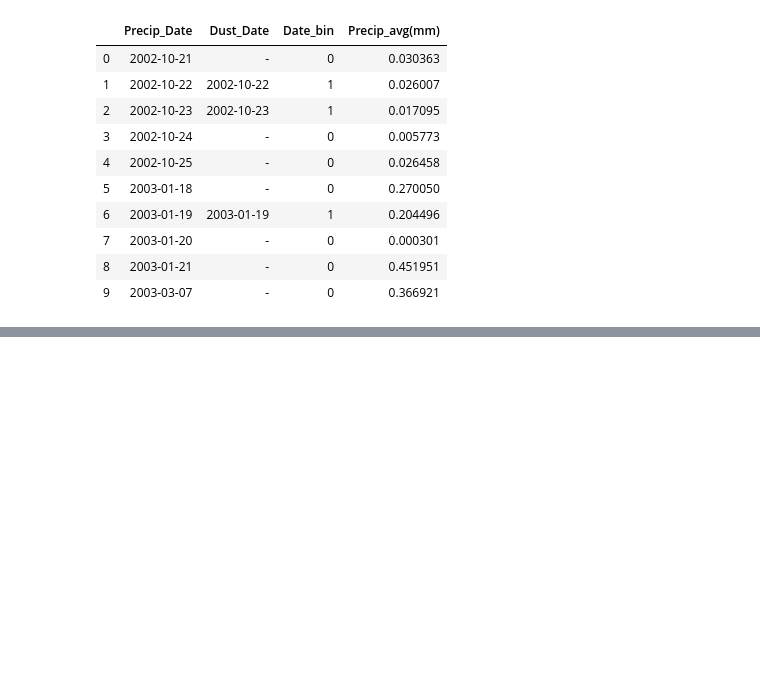
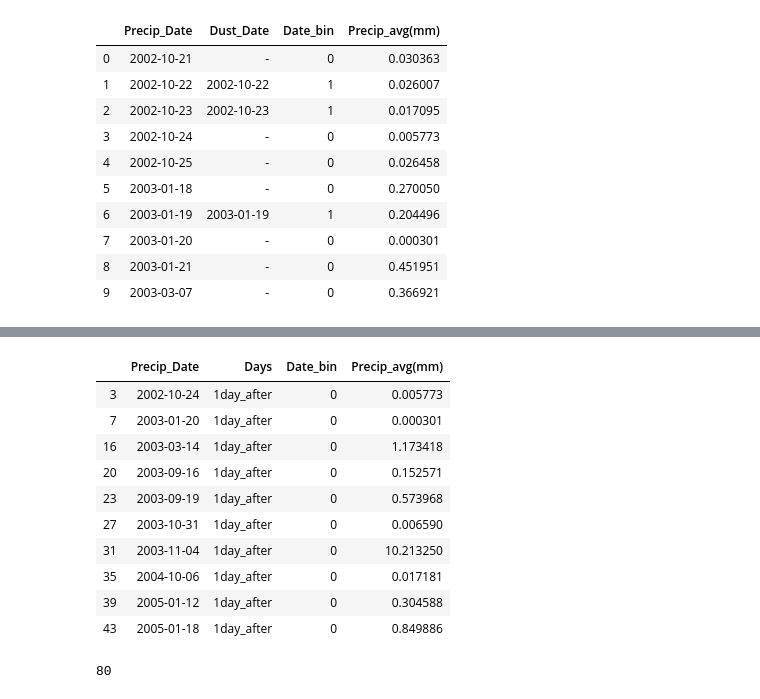
Before and after one commit to ArianeM13/DataAnalyticsSpring2020, a Jupyter notebook: ForRegression.ipynb, the cells around one changed output, grey strips where cells are left out. Cells and saved outputs as stored; diff of their text form; code cells hidden in the pictures; blank space fills up the shorter version.

```diff
--- a/ForRegression.ipynb
+++ b/ForRegression.ipynb
@@ -196,0 +279,19 @@ df2.to_csv("Precip_Binary.csv", index = False)
+# %%
+df_1day_after = df3.loc[df3['Days'] == '1day_after']
+df_1day_after.head(10)
+# %% [output]
+|  | Precip_Date | Days | Date_bin | Precip_avg(mm) |
+| 3 | 2002-10-24 | 1day_after | 0 | 0.005773 |
+| 7 | 2003-01-20 | 1day_after | 0 | 0.000301 |
+| 16 | 2003-03-14 | 1day_after | 0 | 1.173418 |
+| 20 | 2003-09-16 | 1day_after | 0 | 0.152571 |
+| 23 | 2003-09-19 | 1day_after | 0 | 0.573968 |
+| 27 | 2003-10-31 | 1day_after | 0 | 0.006590 |
+| 31 | 2003-11-04 | 1day_after | 0 | 10.213250 |
+| 35 | 2004-10-06 | 1day_after | 0 | 0.017181 |
+| 39 | 2005-01-12 | 1day_after | 0 | 0.304588 |
+| 43 | 2005-01-18 | 1day_after | 0 | 0.849886 |
+# %%
+print(len(df_1day_after))
+# %% [output]
+80
```
Also changed, not shown: parts of 15 cells of this notebook.
